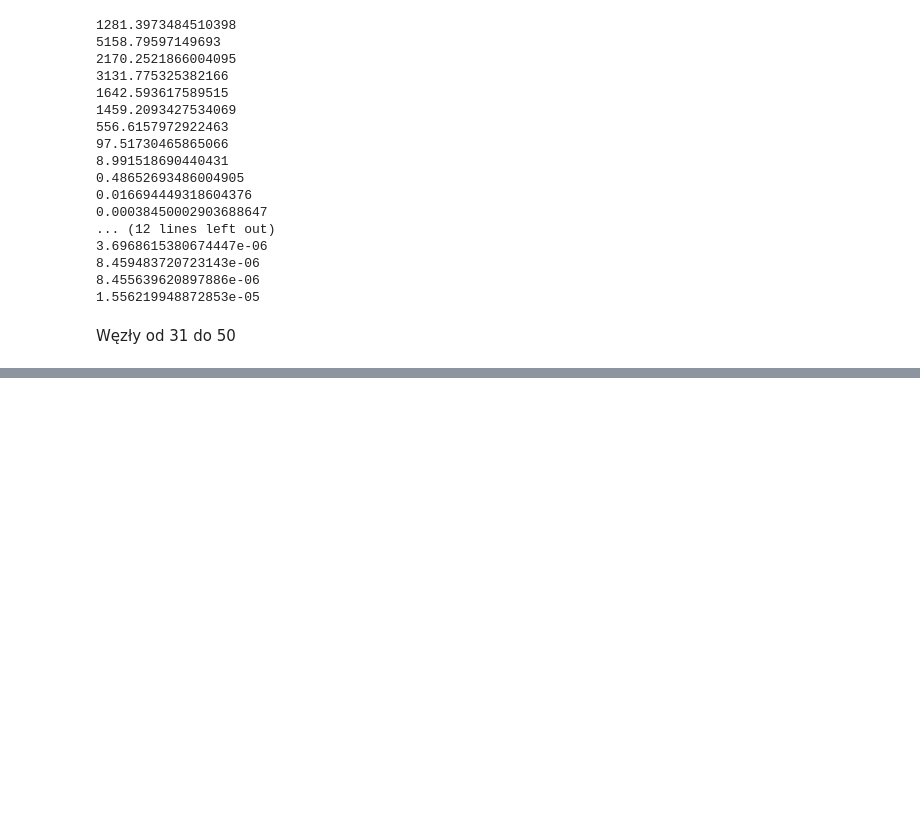
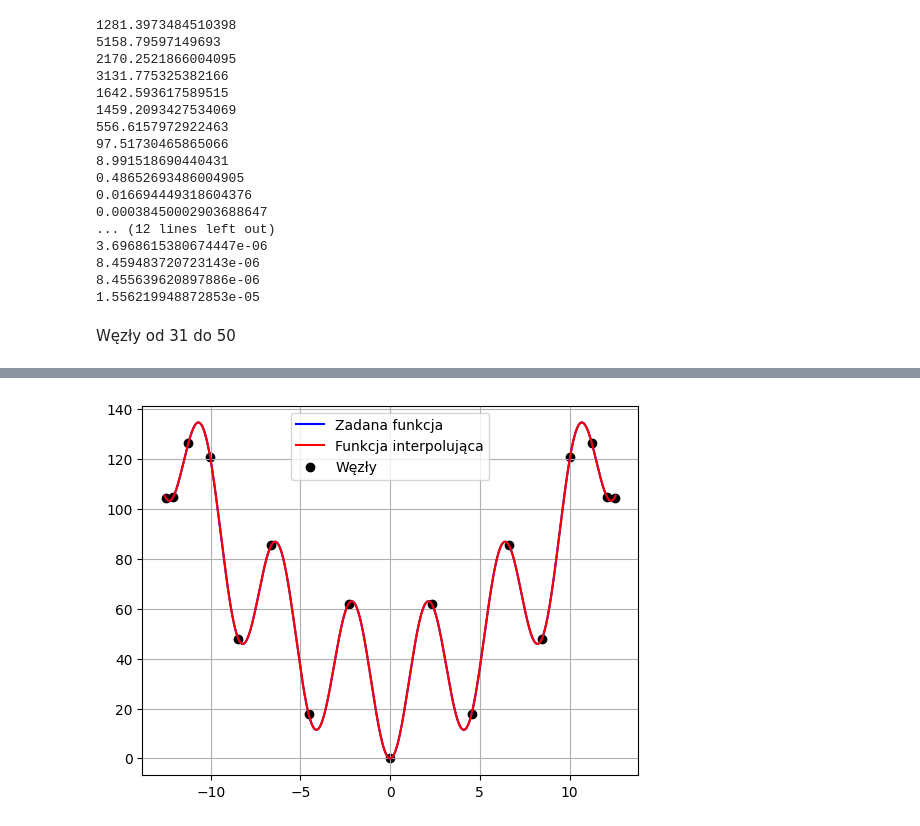
Before and after one commit to JakubFr4czek/MOwNiT, a Jupyter notebook: Lab2c/Nie do oceny/fraczek_2c.ipynb, the cells around one changed output, grey strips where cells are left out. Cells and saved outputs as stored; diff of their text form; code cells hidden in the pictures; blank space fills up the shorter version.

```diff
--- a/Lab2c/fraczek_2c.ipynb
+++ b/Lab2c/Nie do oceny/fraczek_2c.ipynb
@@ -852,0 +829,4 @@ interpolation_mean_difference(hermite_interpolation, get_chebyshev_nodes, 1000,
+# %%
+interpolate(hermite_interpolation, get_chebyshev_nodes, 17)
+# %% [output]
+[figure, added]
```
Also changed, not shown: parts of 15 cells of this notebook, 22 other files.
